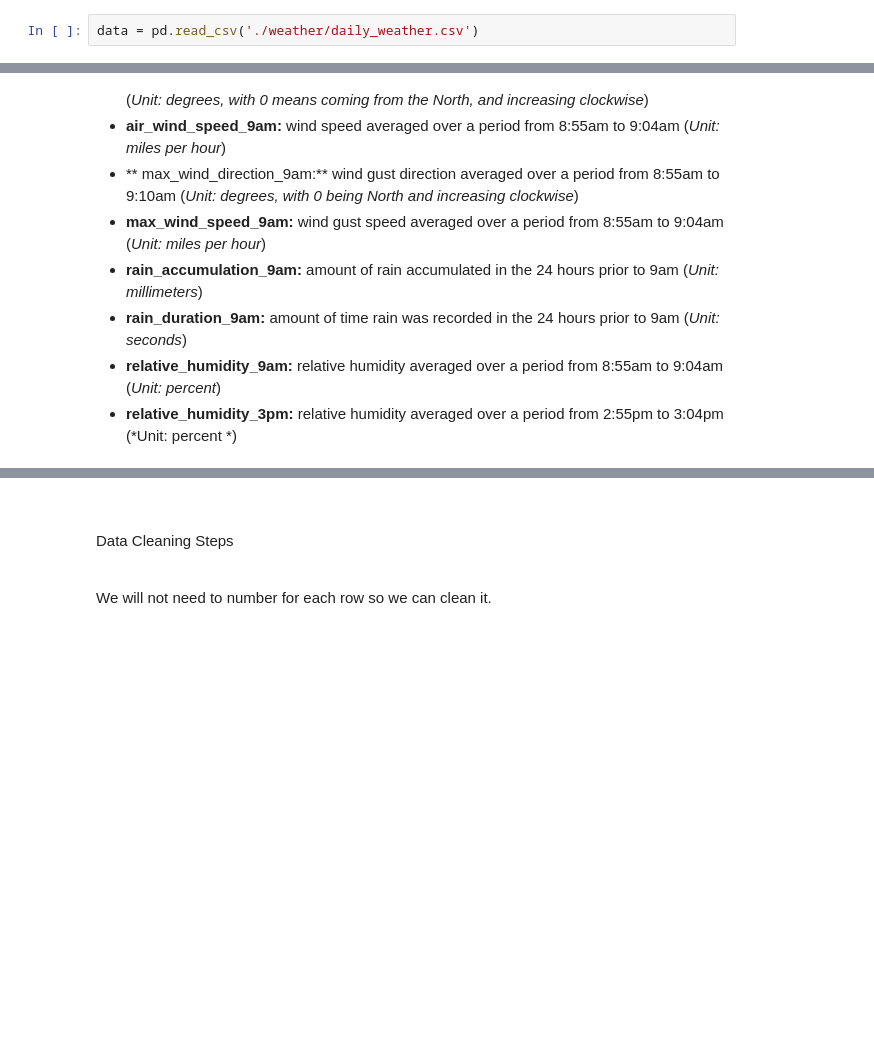
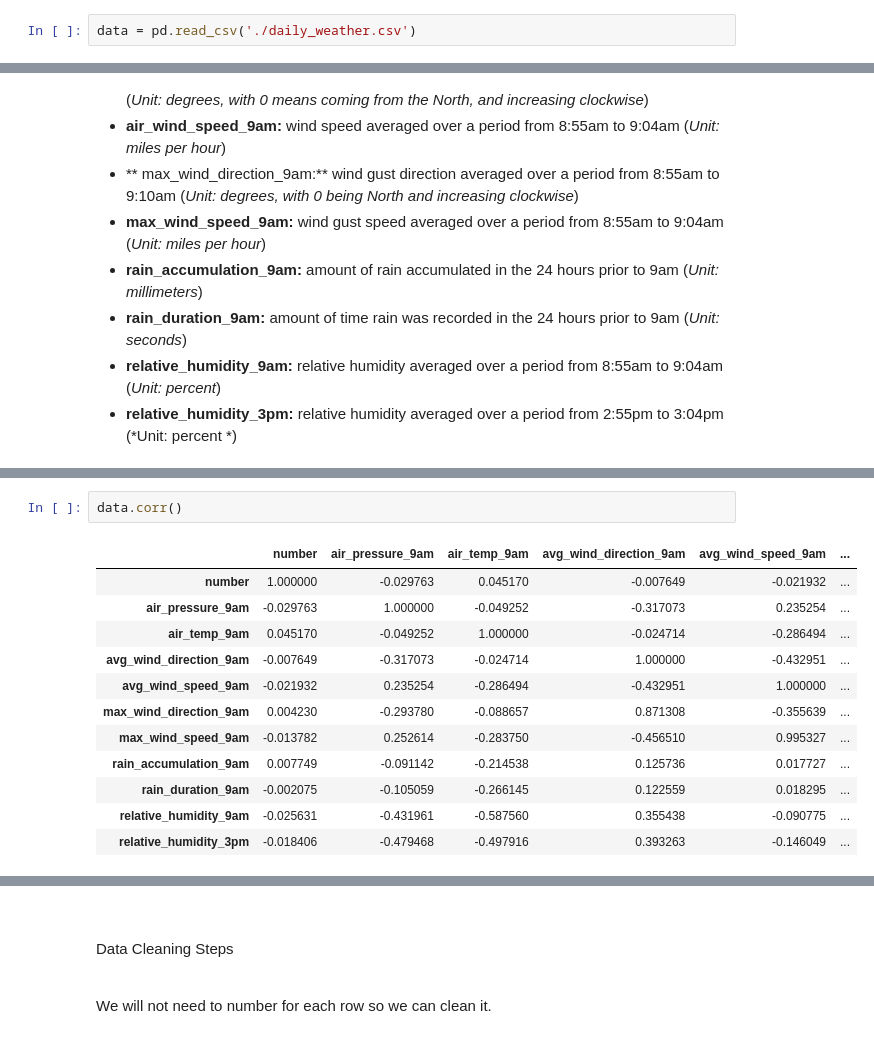
Before and after one commit to AkanchhaChoudhary/UCSanDiegoX-s-Data-Science-MicroMasters, a Jupyter notebook: Python_for_Data_Science/week-7/Weather Data Classification using Decision Trees.ipynb, the cells around one changed output, grey strips where cells are left out. Saved outputs shown, nothing was run; the diff lists cells and outputs as text; blank space fills up the shorter version.

```diff
--- a/Python_for_Data_Science/week-7/Weather Data Classification using Decision Trees.ipynb
+++ b/Python_for_Data_Science/week-7/Weather Data Classification using Decision Trees.ipynb
@@ -24,7 +36,7 @@ from sklearn.tree import DecisionTreeClassifier
 
 Creating a Pandas DataFrame from a CSV file<br></p>
 # %%
-data = pd.read_csv('./weather/daily_weather.csv')
+data = pd.read_csv('./daily_weather.csv')
 # %% [markdown]
 <p style="font-family: Arial; font-size:1.75em;color:purple; font-style:bold">Daily Weather Data Description</p>
 <br>
@@ -54,2 +86,17 @@ data
+# %%
+data.corr()
+# %% [output]
+|  | number | air_pressure_9am | air_temp_9am | avg_wind_direction_9am | avg_wind_speed_9am | ... |
+| number | 1.000000 | -0.029763 | 0.045170 | -0.007649 | -0.021932 | ... |
+| air_pressure_9am | -0.029763 | 1.000000 | -0.049252 | -0.317073 | 0.235254 | ... |
+| air_temp_9am | 0.045170 | -0.049252 | 1.000000 | -0.024714 | -0.286494 | ... |
+| avg_wind_direction_9am | -0.007649 | -0.317073 | -0.024714 | 1.000000 | -0.432951 | ... |
+| avg_wind_speed_9am | -0.021932 | 0.235254 | -0.286494 | -0.432951 | 1.000000 | ... |
+| max_wind_direction_9am | 0.004230 | -0.293780 | -0.088657 | 0.871308 | -0.355639 | ... |
+| max_wind_speed_9am | -0.013782 | 0.252614 | -0.283750 | -0.456510 | 0.995327 | ... |
+| rain_accumulation_9am | 0.007749 | -0.091142 | -0.214538 | 0.125736 | 0.017727 | ... |
+| rain_duration_9am | -0.002075 | -0.105059 | -0.266145 | 0.122559 | 0.018295 | ... |
+| relative_humidity_9am | -0.025631 | -0.431961 | -0.587560 | 0.355438 | -0.090775 | ... |
+| relative_humidity_3pm | -0.018406 | -0.479468 | -0.497916 | 0.393263 | -0.146049 | ... |
 # %%
 data[data.isnull().any(axis=1)]
```
Also changed, not shown: parts of 24 cells of this notebook, 1 other file.
